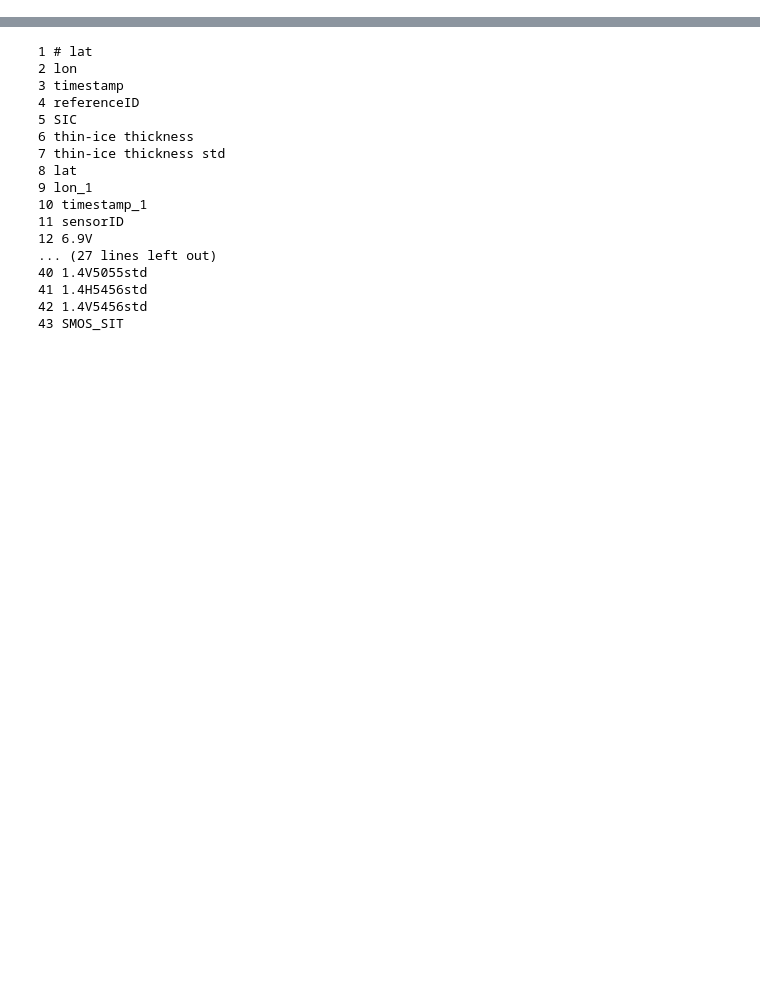
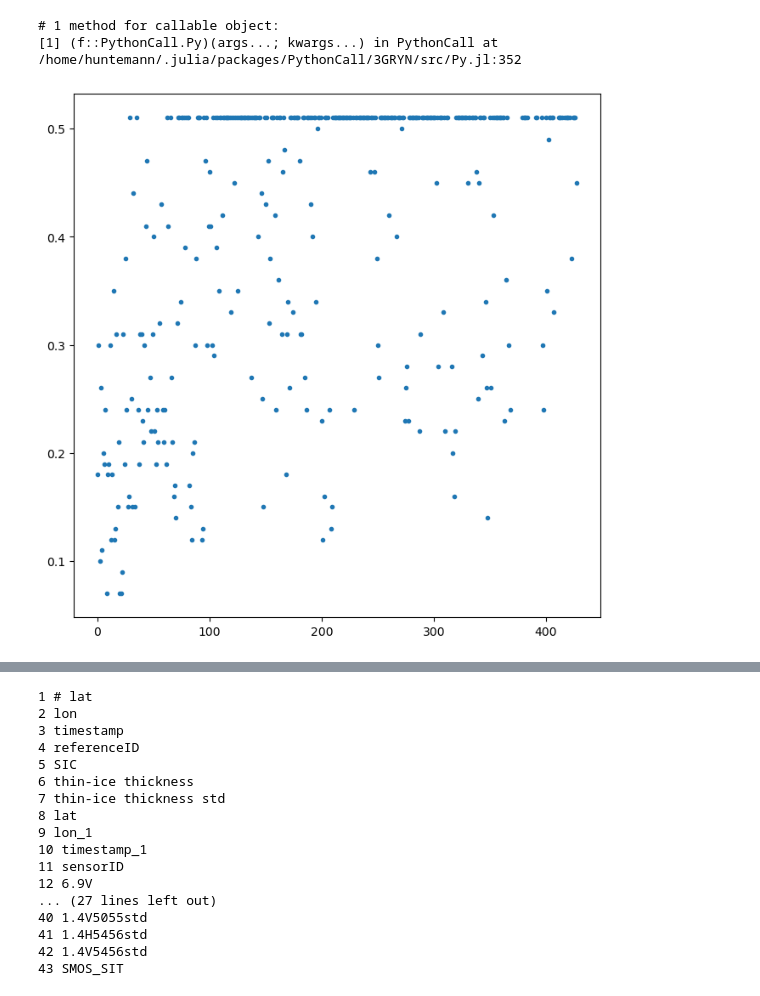
Before and after one commit to CIMR-Algos/MultiParameter_ATBD, a Jupyter notebook: book/thin_fit.ipynb, the cells around one changed output, grey strips where cells are left out. Cells and saved outputs as stored; diff of their text form; code cells hidden in the pictures; blank space fills up the shorter version.

```diff
--- a/book/thin_fit.ipynb
+++ b/book/thin_fit.ipynb
@@ -42,0 +238,13 @@ fulltable=hcat(allD,rrdp_extract,makeunique=true);
+# %%
+ax=axs.flat[1]
+ax.
+# %% [output]
+# 1 method for callable object:
+[1] (f::PythonCall.Py)(args...; kwargs...) in PythonCall at /home/huntemann/.julia/packages/PythonCall/3GRYN/src/Py.jl:352
+# %%
+
+fig,ax=plt.subplots(figsize=(8,8))
+ax.plot(fulltable[!,:SIT],".")
+display(MIME("image/png"),fig)
+# %% [output]
+[figure, added]
```
Also changed, not shown: parts of 16 cells of this notebook, 7 other files.
